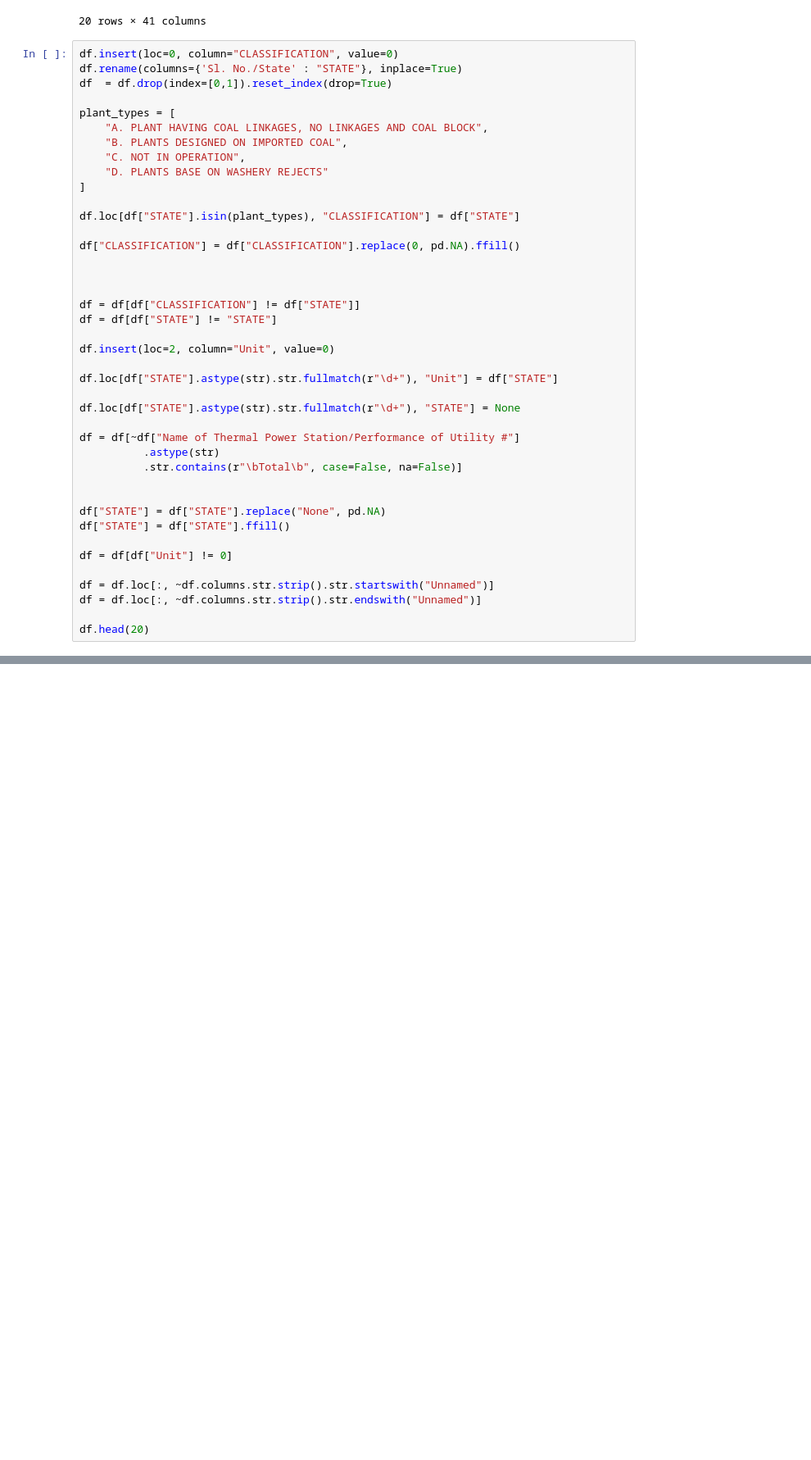
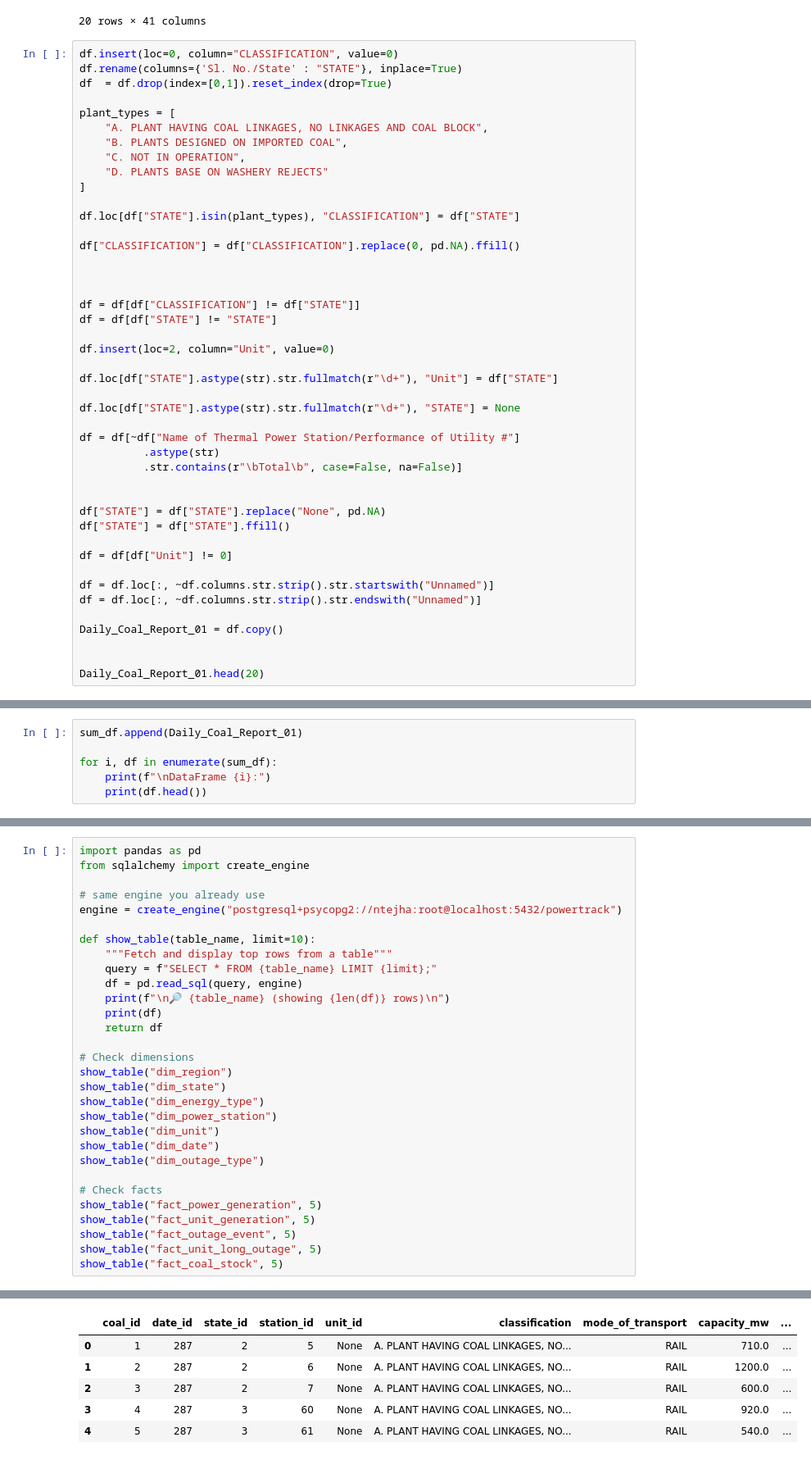
Before and after one commit to ntejha/PowerTrack, a Jupyter notebook: src/transformations/cea_transformations.ipynb, the cells around one changed output, grey strips where cells are left out. Shown at 82% size. Drawn from its saved outputs; the diff is of its cells as text; blank space fills up the shorter version.

Commit message:
Added some codes realted to ingestion of data into postgreSQL

```diff
--- a/src/transformations/cea_transformations.ipynb
+++ b/src/transformations/cea_transformations.ipynb
@@ -489,7 +489,10 @@ df = df[df["Unit"] != 0]
 df = df.loc[:, ~df.columns.str.strip().str.startswith("Unnamed")]
 df = df.loc[:, ~df.columns.str.strip().str.endswith("Unnamed")]
 
-df.head(20)
+Daily_Coal_Report_01 = df.copy()
+
+
+Daily_Coal_Report_01.head(20)
 # %% [output]
  'B. PLANTS DESIGNED ON IMPORTED COAL' 'C. NOT IN OPERATION'
  'D. PLANTS BASE ON WASHERY REJECTS']' has dtype incompatible with int64, please explicitly cast to a compatible dtype first.
@@ -520,3 +523,9 @@ df.head(20)
 | 26 | A. PLANT HAVING COAL LINKAGES, NO... | Uttar Pradesh | 18 | RAIL | PANKI TPS EXT | 660.0 | ... |
 | 27 | A. PLANT HAVING COAL LINKAGES, NO... | Uttar Pradesh | 19 | RAIL | PARICHHA TPS | 920.0 | ... |
 | 30 | A. PLANT HAVING COAL LINKAGES, NO... | Chhatisgarh | 20 | RAIL | DSPM TPS | 500.0 | ... |
+# %%
+sum_df.append(Daily_Coal_Report_01)
+
+for i, df in enumerate(sum_df):
+    print(f"\nDataFrame {i}:")
+    print(df.head())
@@ -522,0 +910,31 @@ df.head(20)
+# %%
+import pandas as pd
+from sqlalchemy import create_engine
+
+# same engine you already use
+engine = create_engine("postgresql+psycopg2://ntejha:root@localhost:5432/powertrack")
+
+def show_table(table_name, limit=10):
+    """Fetch and display top rows from a table"""
+    query = f"SELECT * FROM {table_name} LIMIT {limit};"
+    df = pd.read_sql(query, engine)
+    print(f"\n🔎 {table_name} (showing {len(df)} rows)\n")
+    print(df)
+    return df
+
+# Check dimensions
+show_table("dim_region")
+show_table("dim_state")
+show_table("dim_energy_type")
+show_table("dim_power_station")
+show_table("dim_unit")
+show_table("dim_date")
+show_table("dim_outage_type")
+
+# Check facts
+show_table("fact_power_generation", 5)
+show_table("fact_unit_generation", 5)
+show_table("fact_outage_event", 5)
+show_table("fact_unit_long_outage", 5)
+show_table("fact_coal_stock", 5)
+# %% [output]
@@ -522,0 +958,6 @@ df.head(20)
+|  | coal_id | date_id | state_id | station_id | unit_id | classification | mode_of_transport | capacity_mw | ... |
+| 0 | 1 | 287 | 2 | 5 | None | A. PLANT HAVING COAL LINKAGES, NO... | RAIL | 710.0 | ... |
+| 1 | 2 | 287 | 2 | 6 | None | A. PLANT HAVING COAL LINKAGES, NO... | RAIL | 1200.0 | ... |
+| 2 | 3 | 287 | 2 | 7 | None | A. PLANT HAVING COAL LINKAGES, NO... | RAIL | 600.0 | ... |
+| 3 | 4 | 287 | 3 | 60 | None | A. PLANT HAVING COAL LINKAGES, NO... | RAIL | 920.0 | ... |
+| 4 | 5 | 287 | 3 | 61 | None | A. PLANT HAVING COAL LINKAGES, NO... | RAIL | 540.0 | ... |
```
Also changed, not shown: parts of 4 cells of this notebook, 1 other file.
